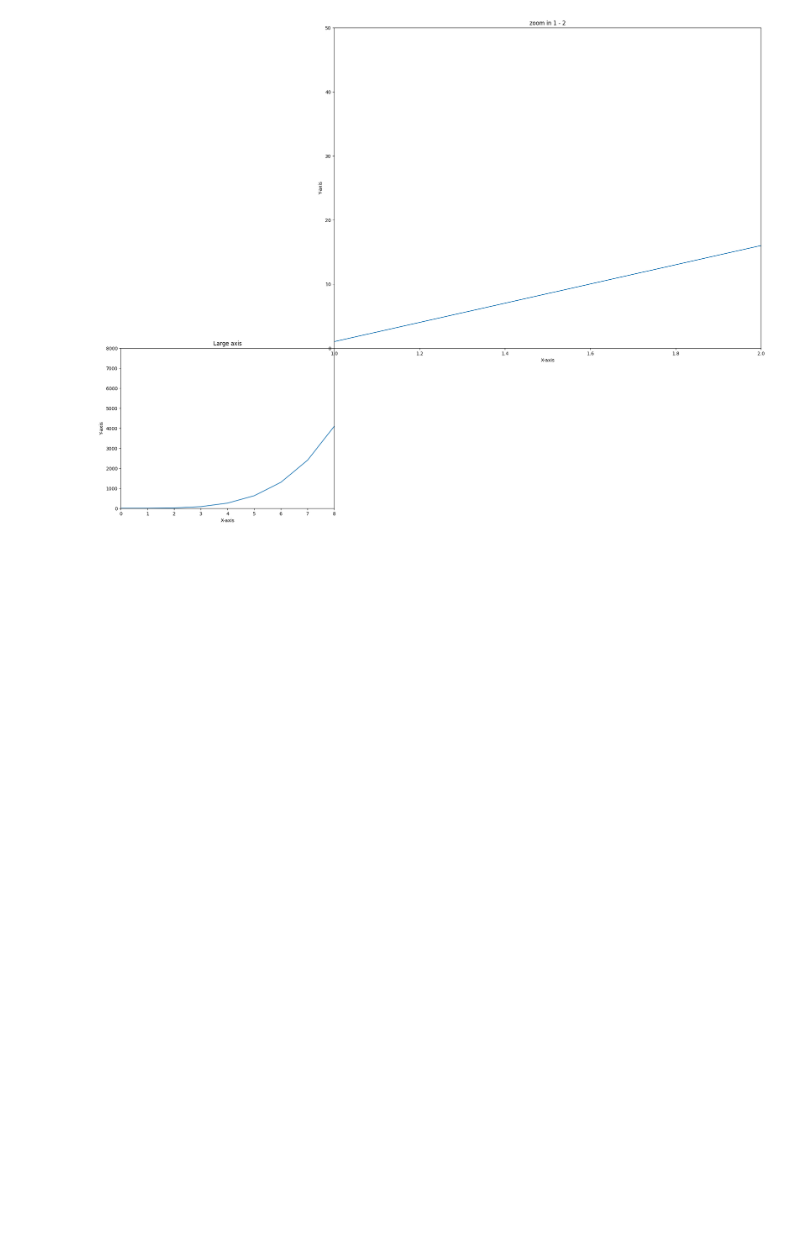
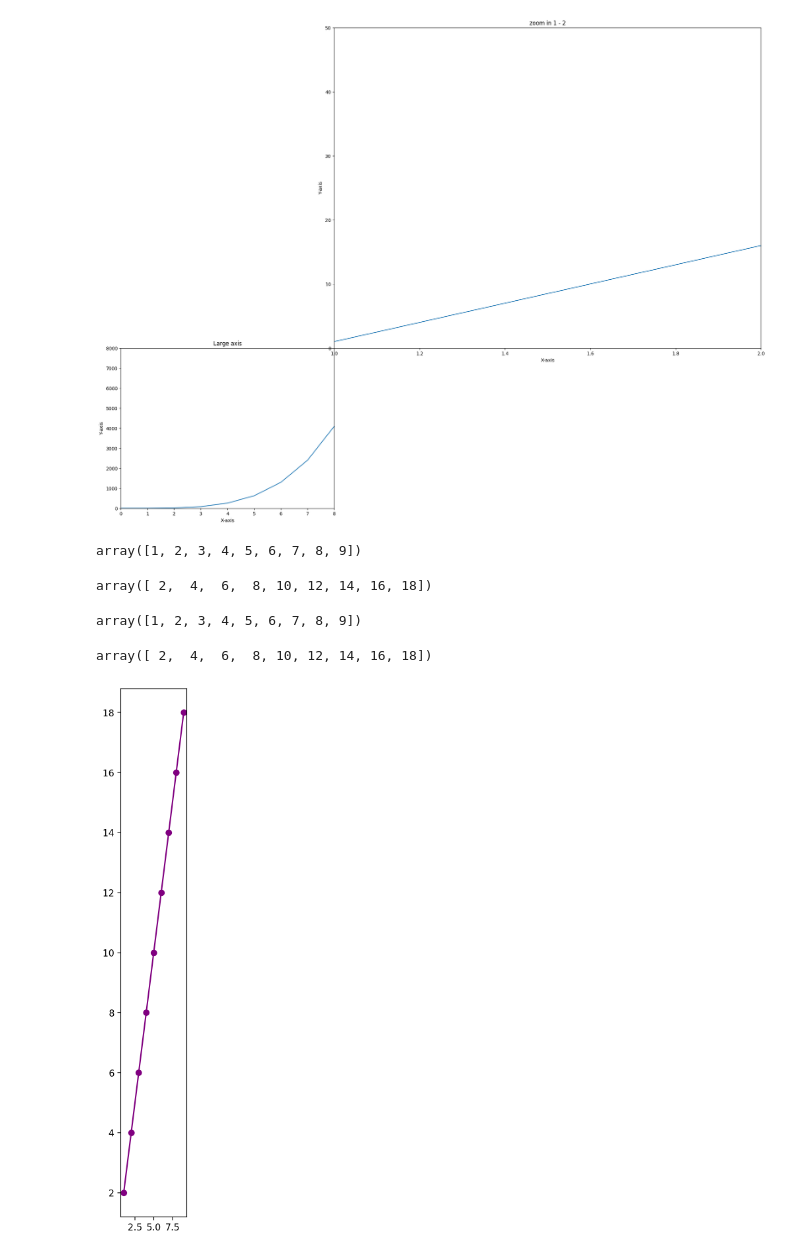
Before and after one commit to rahulgoraksha/ml-algorithms-practice, a Jupyter notebook: notebooks/5-matplotlib.ipynb, the cells around one changed output. Cells and saved outputs as stored; diff of their text form; code cells hidden in the pictures; blank space fills up the shorter version.

```diff
--- a/notebooks/5-matplotlib.ipynb
+++ b/notebooks/5-matplotlib.ipynb
@@ -285,0 +290,11 @@ plt.show()
+# %%
+x = np.arange(1,10)
+
+x
+# %% [output]
+array([1, 2, 3, 4, 5, 6, 7, 8, 9])
+# %%
+y = x*2
+y
+# %% [output]
+array([ 2,  4,  6,  8, 10, 12, 14, 16, 18])
@@ -285,0 +304,24 @@ plt.show()
+# %%
+x = np.arange(1,10)
+x
+# %% [output]
+array([1, 2, 3, 4, 5, 6, 7, 8, 9])
+# %%
+y = 2 * x
+y
+# %% [output]
+array([ 2,  4,  6,  8, 10, 12, 14, 16, 18])
+# %%
+%matplotlib inline
+
+# Creating a figure and axis object with specified dpi and size
+fig = plt.figure(dpi = 200, figsize = (1,8))
+axes = fig.add_axes([0,0,1,1])
+
+# Plotting x and y values
+axes.plot(x,y, marker = 'o', color = 'purple')
+
+# Save the figure with tight bounding box
+fig.savefig("C:\\Users\\admin\\OneDrive - BOMBAY COATED AND SPECIAL STEELS PRIVATE LIMITED\\Desktop\\ml-algorithms-practice\\data\\line_plot_matplotlib.png",bbox_inches = 'tight')
+# %% [output]
+[figure, added]
```
Also changed, not shown: parts of 3 cells of this notebook, 1 other file.
